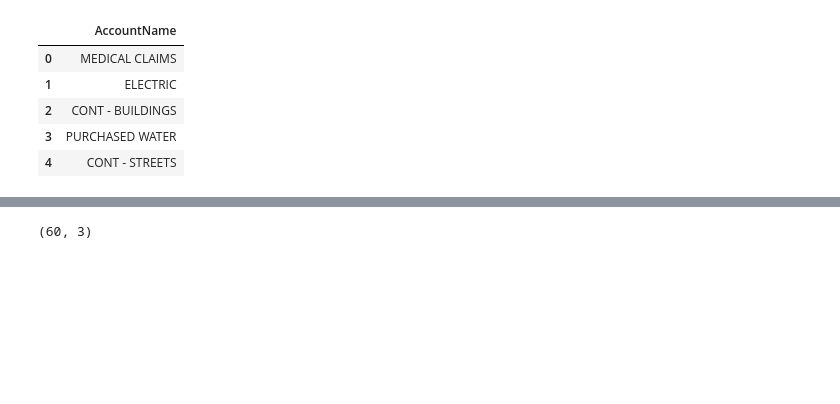
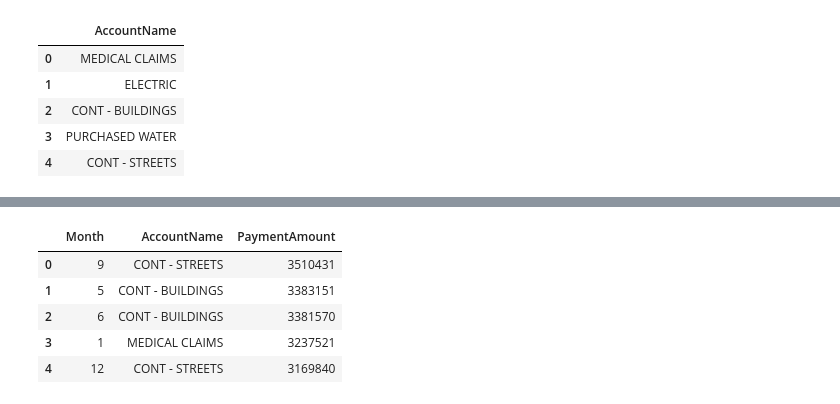
Before and after one commit to mrkjhsn/Vendor-Payments-City-of-Scottsdale, a Jupyter notebook: Vendor_Payments_EDA.ipynb, the cells around one changed output, grey strips where cells are left out. Cells and saved outputs as stored; diff of their text form; code cells hidden in the pictures; blank space fills up the shorter version.

```diff
--- a/Vendor_Payments_EDA.ipynb
+++ b/Vendor_Payments_EDA.ipynb
@@ -493,12 +494,17 @@ top_5_accts.head()
 # %%
 top_5_accts_monthly = top_5_accts \
     .groupby(['Month','AccountName'])['PaymentAmount'] \
     .sum() \
     .sort_values(ascending=False) \
     .apply(lambda x: int(x)) \
     .reset_index()
 
-top_5_accts_monthly.shape
+top_5_accts_monthly.head()
 # %% [output]
-(60, 3)
+|  | Month | AccountName | PaymentAmount |
+| 0 | 9 | CONT - STREETS | 3510431 |
+| 1 | 5 | CONT - BUILDINGS | 3383151 |
+| 2 | 6 | CONT - BUILDINGS | 3381570 |
+| 3 | 1 | MEDICAL CLAIMS | 3237521 |
+| 4 | 12 | CONT - STREETS | 3169840 |
 # %%
```
Also changed, not shown: parts of 2 cells of this notebook.
